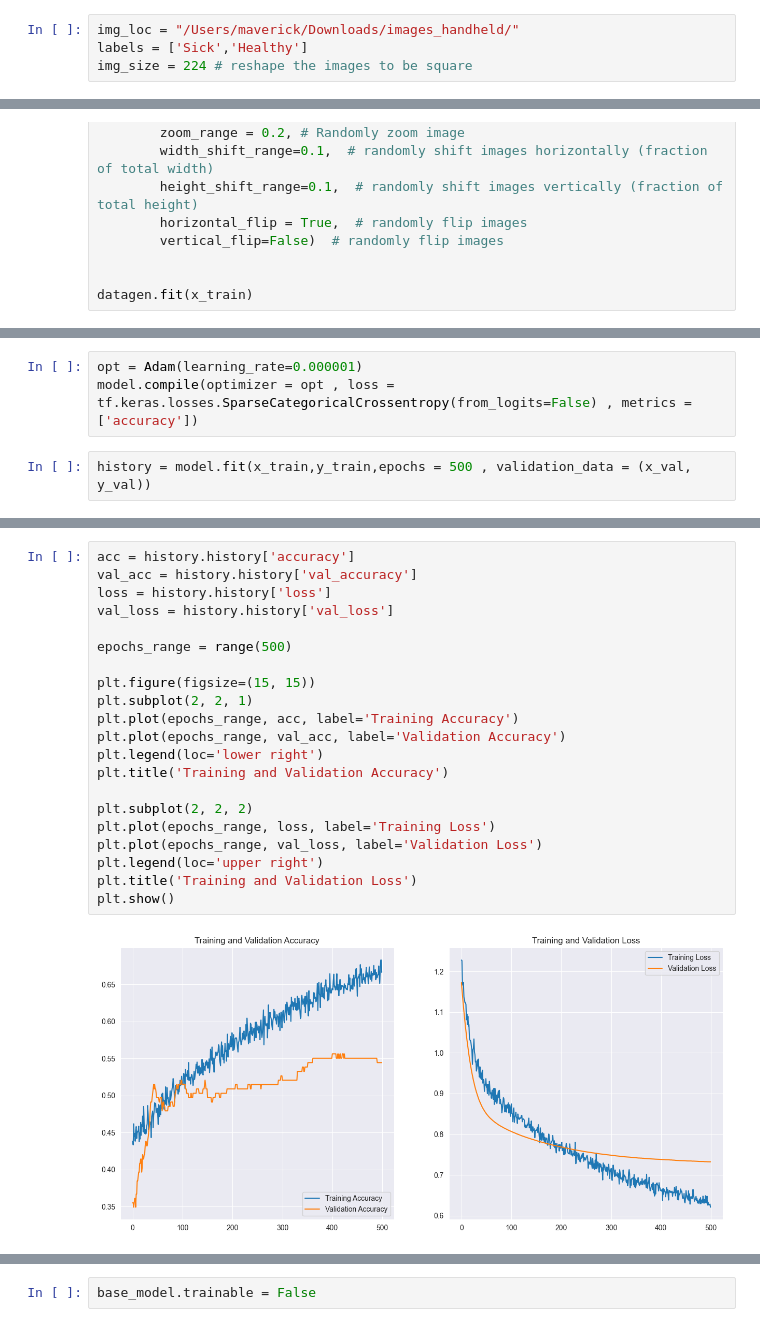
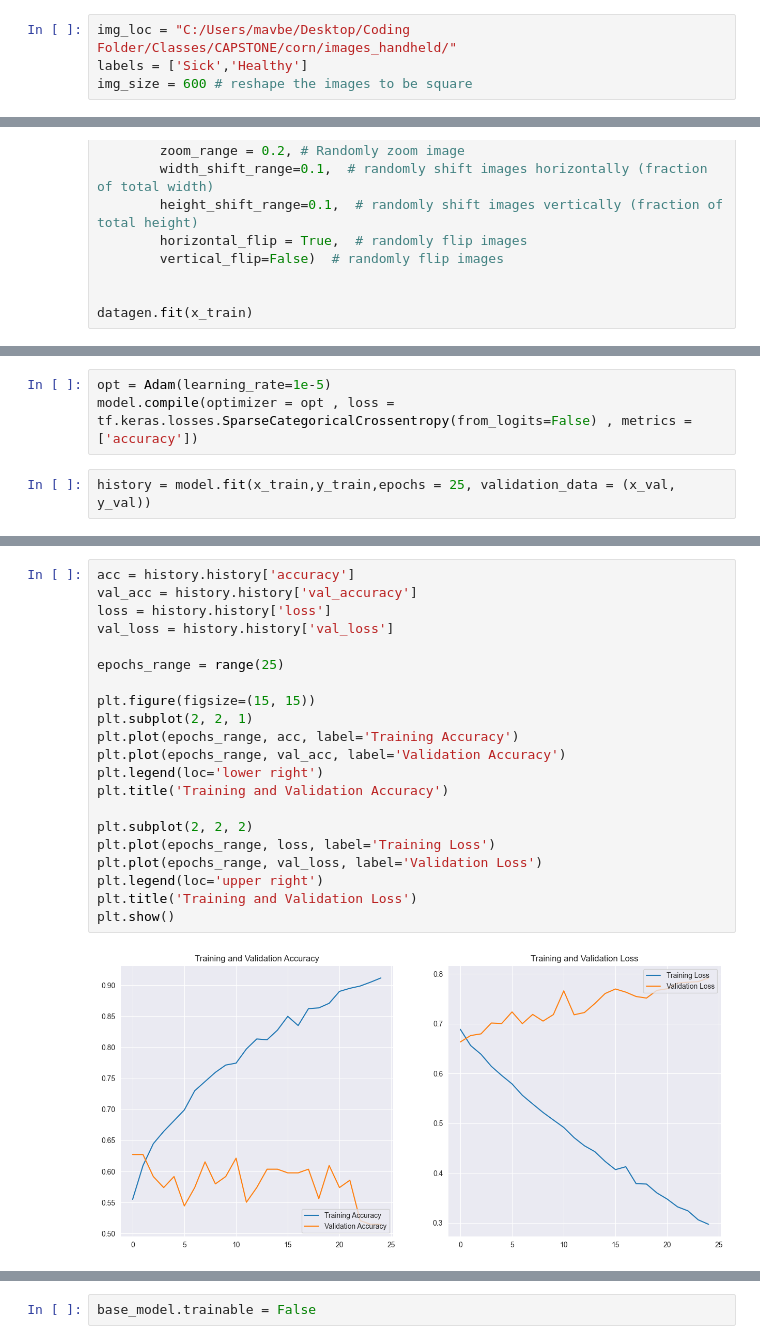
Before and after one commit to Mavhawk64/corn-ai, a Jupyter notebook: ai_python/corn_ai.ipynb, the cells around one changed output, grey strips where cells are left out. Drawn from its saved outputs; the diff is of its cells as text.

```diff
--- a/ai_python/corn_ai.ipynb
+++ b/ai_python/corn_ai.ipynb
@@ -22,9 +22,9 @@ from keras.models import model_from_json
 # %%
 np.warnings.filterwarnings('ignore', category=np.VisibleDeprecationWarning)
 # %%
-img_loc = "/Users/maverick/Downloads/images_handheld/"
+img_loc = "C:/Users/mavbe/Desktop/Coding Folder/Classes/CAPSTONE/corn/images_handheld/"
 labels = ['Sick','Healthy']
-img_size = 224 # reshape the images to be square
+img_size = 600 # reshape the images to be square
 # %%
 def get_data(data_dir):
     data = []
@@ -147,6 +145,6 @@ To enable them in other operations, rebuild TensorFlow with the appropriate comp
 # %%
-opt = Adam(learning_rate=0.000001)
+opt = Adam(learning_rate=1e-5)
 model.compile(optimizer = opt , loss = tf.keras.losses.SparseCategoricalCrossentropy(from_logits=False) , metrics = ['accuracy'])
 # %%
-history = model.fit(x_train,y_train,epochs = 500 , validation_data = (x_val, y_val))
+history = model.fit(x_train,y_train,epochs = 25, validation_data = (x_val, y_val))
 # %% [output]
@@ -170,26 +168,26 @@ Epoch 500/500
 # %%
 acc = history.history['accuracy']
 val_acc = history.history['val_accuracy']
 loss = history.history['loss']
 val_loss = history.history['val_loss']
 
-epochs_range = range(500)
+epochs_range = range(25)
 
 plt.figure(figsize=(15, 15))
 plt.subplot(2, 2, 1)
 plt.plot(epochs_range, acc, label='Training Accuracy')
 plt.plot(epochs_range, val_acc, label='Validation Accuracy')
 plt.legend(loc='lower right')
 plt.title('Training and Validation Accuracy')
 
 plt.subplot(2, 2, 2)
 plt.plot(epochs_range, loss, label='Training Loss')
 plt.plot(epochs_range, val_loss, label='Validation Loss')
 plt.legend(loc='upper right')
 plt.title('Training and Validation Loss')
 plt.show()
 # %% [output]
-[figure, old version]
+[figure, new version]
 # %%
 predict_x = model.predict(x_val)
 predictions = np.argmax(predict_x,axis=1)
```
Also changed, not shown: parts of 9 cells of this notebook, 7 other files.
